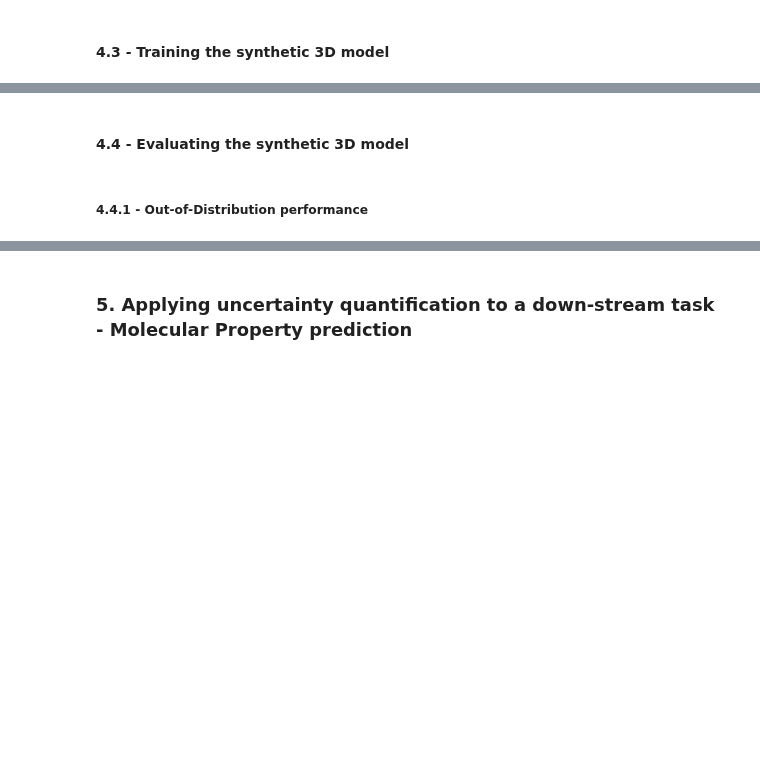
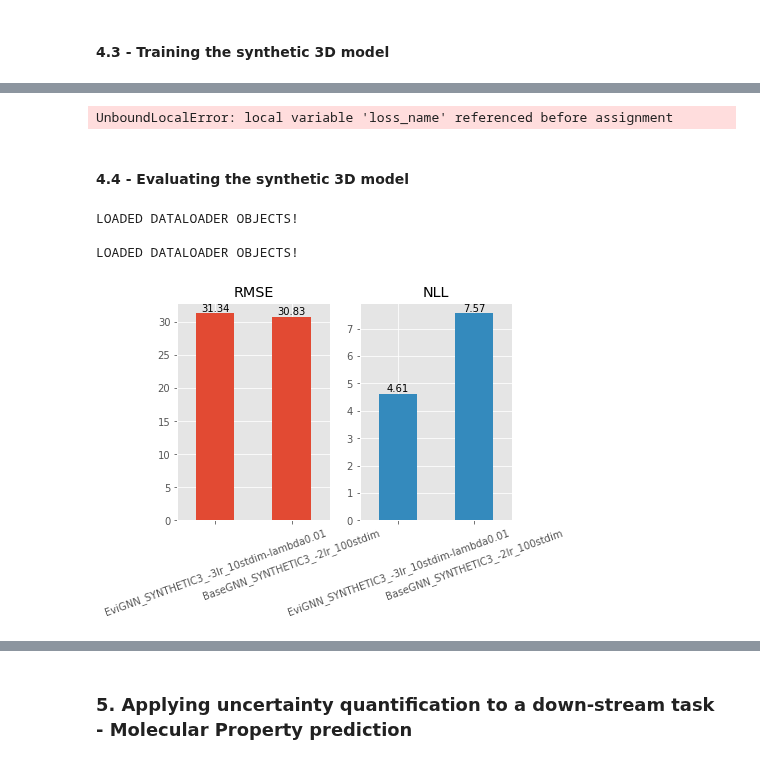
Before and after one commit to albertkjoller/uq-gnn, a Jupyter notebook: explainer_notebook_felix.ipynb, the cells around one changed output, grey strips where cells are left out. Cells and saved outputs as stored; diff of their text form; code cells hidden in the pictures; blank space fills up the shorter version.

```diff
--- a/explainer_notebook_felix.ipynb
+++ b/explainer_notebook_felix.ipynb
@@ -514,4 +878,27 @@ TypeError: cannot unpack non-iterable NoneType object
+# %%
+from content.train import train
+
+best_epochs = {}
+
+#args.NIG_lambda = NIG_LAMBDA = 0.01
+#EXPERIMENT_VERSION = f'lambda{NIG_LAMBDA}'
+args.experiment_name = EXPERIMENT_NAME
+
+# TRAINING-RELATED CLASSES
+model = BaselineGNN3D(device=args.device,state_dim=state_dim)
+model.to(torch.device(args.device))
+
+loss_function = GAUSSIANNLLLoss()
+optimizer = torch.optim.Adam(model.parameters(), lr=LR)
+
+# Run training loop
+os.makedirs(f"{SAVE_PATH}/{EXPERIMENT_NAME}")
+model, best_epoch = train(dataloaders, model, optimizer, loss_function, epochs=EPOCHS,
+                          val_every_step=VAL_EVERY_STEP, experiment_name=f"{EXPERIMENT_NAME}",
+                          tensorboard_logdir=TENSORBOARD_LOGDIR, tensorboard_filename=determine_run_version(args),
+                         save_path=f"{SAVE_PATH}/{EXPERIMENT_NAME}")
+#best_epochs[NIG_LAMBDA] = best_epoch
+# %% [output]
+UnboundLocalError: local variable 'loss_name' referenced before assignment
 # %% [markdown]
 #### 4.4 - Evaluating the synthetic 3D model <a class="anchor" id="4.4"></a>
-# %% [markdown]
-##### 4.4.1 - Out-of-Distribution performance
@@ -517,0 +928,28 @@ TypeError: cannot unpack non-iterable NoneType object
+# %%
+from copy import deepcopy
+from content.modules.utils import load_model
+from content.evaluate import evaluate_model
+
+models = {}
+loaders_dict = {}
+# getting each model
+for idx, exp in enumerate(args.experiment_name):
+    curr_args = deepcopy(args)
+    curr_args.experiment_name, curr_args.model = exp, args.model[idx]
+    # model
+    models[exp] = load_model(curr_args)
+    #print(idx, exp)
+
+# getting each dataset loader
+for idx, data in enumerate(args.dataset):
+    curr_args = deepcopy(args)
+    curr_args.dataset =args.dataset[idx]
+    # dataset
+    loaders_dict[args.id_ood[idx]] = load_data(curr_args)
+
+table_results = evaluate_model(loaders_dict=loaders_dict, models=models, experiments=args.experiment_name, args = args)
+# %% [output]
+LOADED DATALOADER OBJECTS!
+
+LOADED DATALOADER OBJECTS!
+[figure, added]
```
Also changed, not shown: parts of 20 cells of this notebook, 6 other files.
